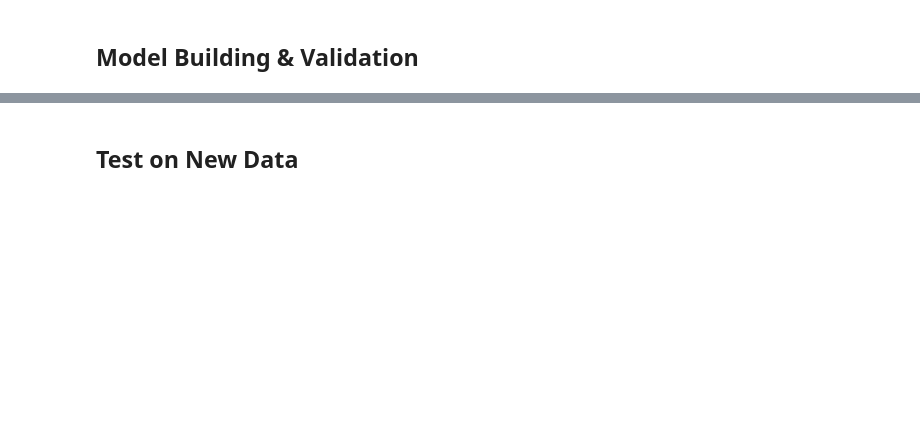
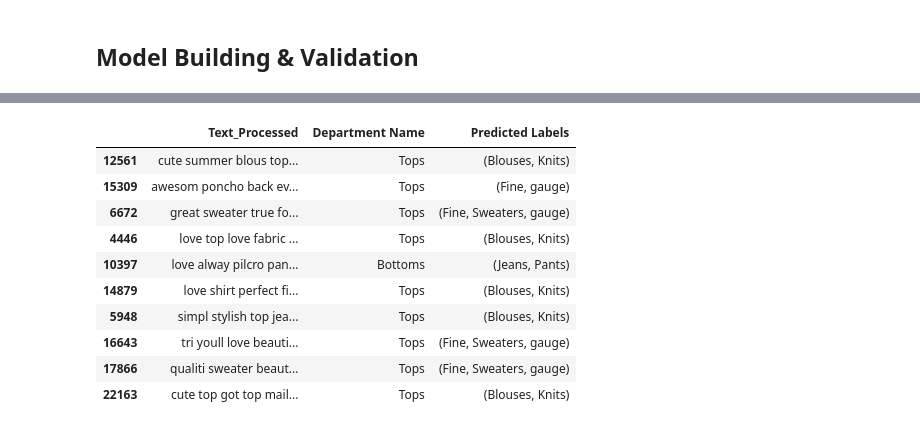
Before and after one commit to broepke/Classification, a Jupyter notebook: multiclassification.ipynb, the cells around one changed output, grey strips where cells are left out. Drawn from its saved outputs; the diff is of its cells as text; code cells hidden in the pictures; blank space fills up the shorter version.

```diff
--- a/multiclassification.ipynb
+++ b/multiclassification.ipynb
@@ -348,10 +327,10 @@ Next, we'll attempt to create a Supervised Machine Learning model to classify pr
 An interesting opportunity is to use this information to **cross-sell** or **cross-list** products.  If there is a strong enough probability that an item could be in multiple departments from our analysis, could we **increase sales** with cross-marketing?
 # %%
 # Tokenize the words
-df['Department Name'] = df['Department Name'].apply(word_tokenize)
+df['Class Name'] = df['Class Name'].apply(word_tokenize)
 # %%
 X = df[['Text_Processed', 'Department Name']]
-y = df['Department Name']
+y = df['Class Name']
 # %%
 mlb = MultiLabelBinarizer()
 y = mlb.fit_transform(y)
@@ -362,13 +346,13 @@ def create_pipe(clf):
 
     # Create the column transfomer
     column_trans = ColumnTransformer(
-            [('Text', TfidfVectorizer(), 'Text_Processed')],
+            [('Text', TfidfVectorizer(), 'Text_Processed'),
+             ('Categories', OneHotEncoder(handle_unknown="ignore"),
+              ['Department Name'])],
             remainder='drop')
 
     # Build the pipeline
     pipeline = Pipeline([('prep',column_trans),
-                         ('over', SMOTE(random_state=42)),
-                         ('under', RandomUnderSampler(random_state=42)),
                          ('clf', clf)])
 
     return pipeline
@@ -417,6 +411,17 @@ X_test.sample(10, random_state=2)
 # %%
+pd.set_option('display.max_colwidth', 25)
 filter = X_test['Predicted Labels'].apply(lambda x: len(x) > 1)
 df_mo = X_test[filter]
-df_mo
+df_mo.sample(10, random_state=24)
+# %% [output]
+|  | Text_Processed | Department Name | Predicted Labels |
+| 12561 | cute summer blous top... | Tops | (Blouses, Knits) |
+| 15309 | awesom poncho back ev... | Tops | (Fine, gauge) |
+| 6672 | great sweater true fo... | Tops | (Fine, Sweaters, gauge) |
+| 4446 | love top love fabric ... | Tops | (Blouses, Knits) |
+| 10397 | love alway pilcro pan... | Bottoms | (Jeans, Pants) |
+| 14879 | love shirt perfect fi... | Tops | (Blouses, Knits) |
+| 5948 | simpl stylish top jea... | Tops | (Blouses, Knits) |
+| 16643 | tri youll love beauti... | Tops | (Fine, Sweaters, gauge) |
+| 17866 | qualiti sweater beaut... | Tops | (Fine, Sweaters, gauge) |
+| 22163 | cute top got top mail... | Tops | (Blouses, Knits) |
-# %% [markdown]
-## Test on New Data
```
Also changed, not shown: parts of 18 cells of this notebook, 2 other files.
